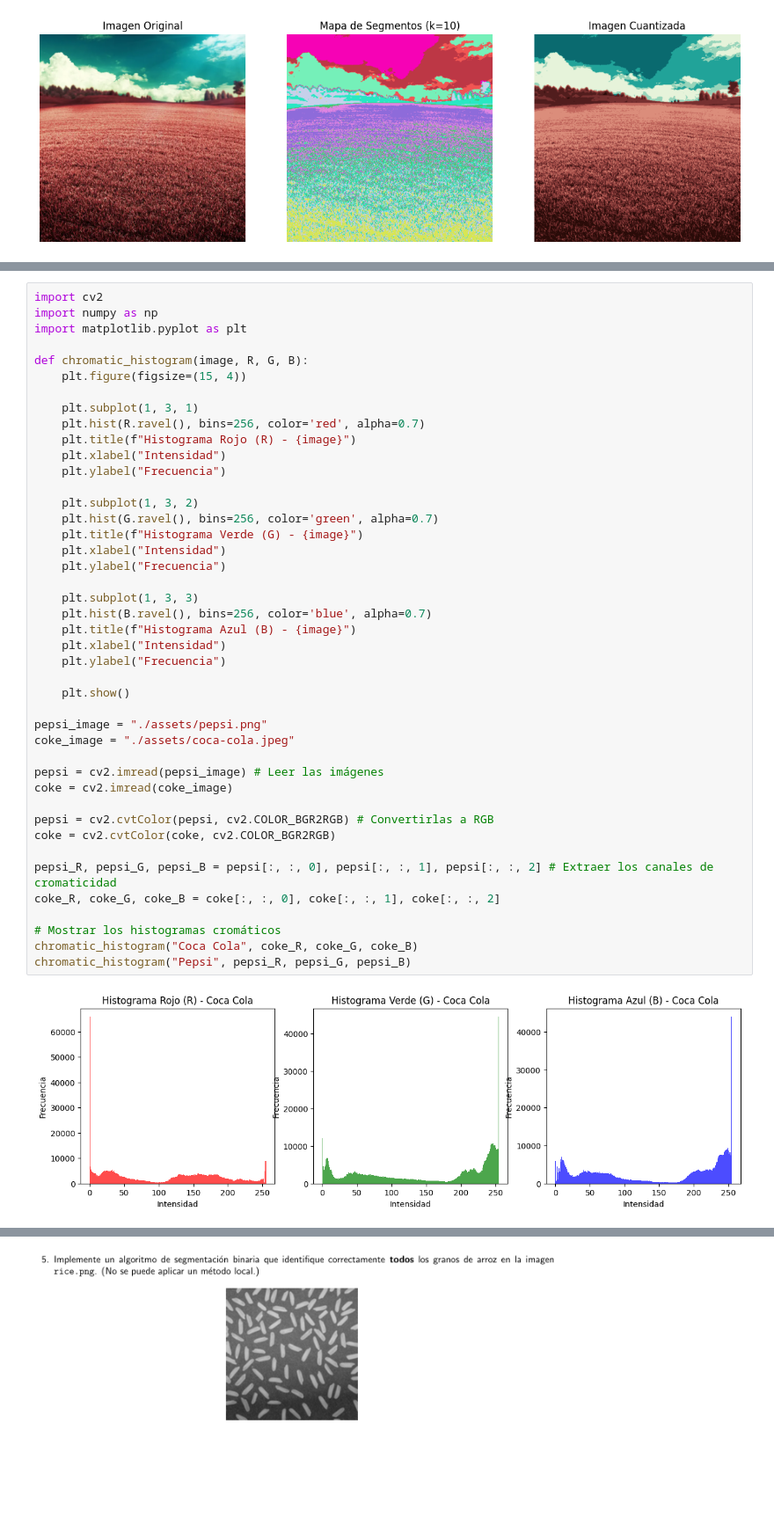
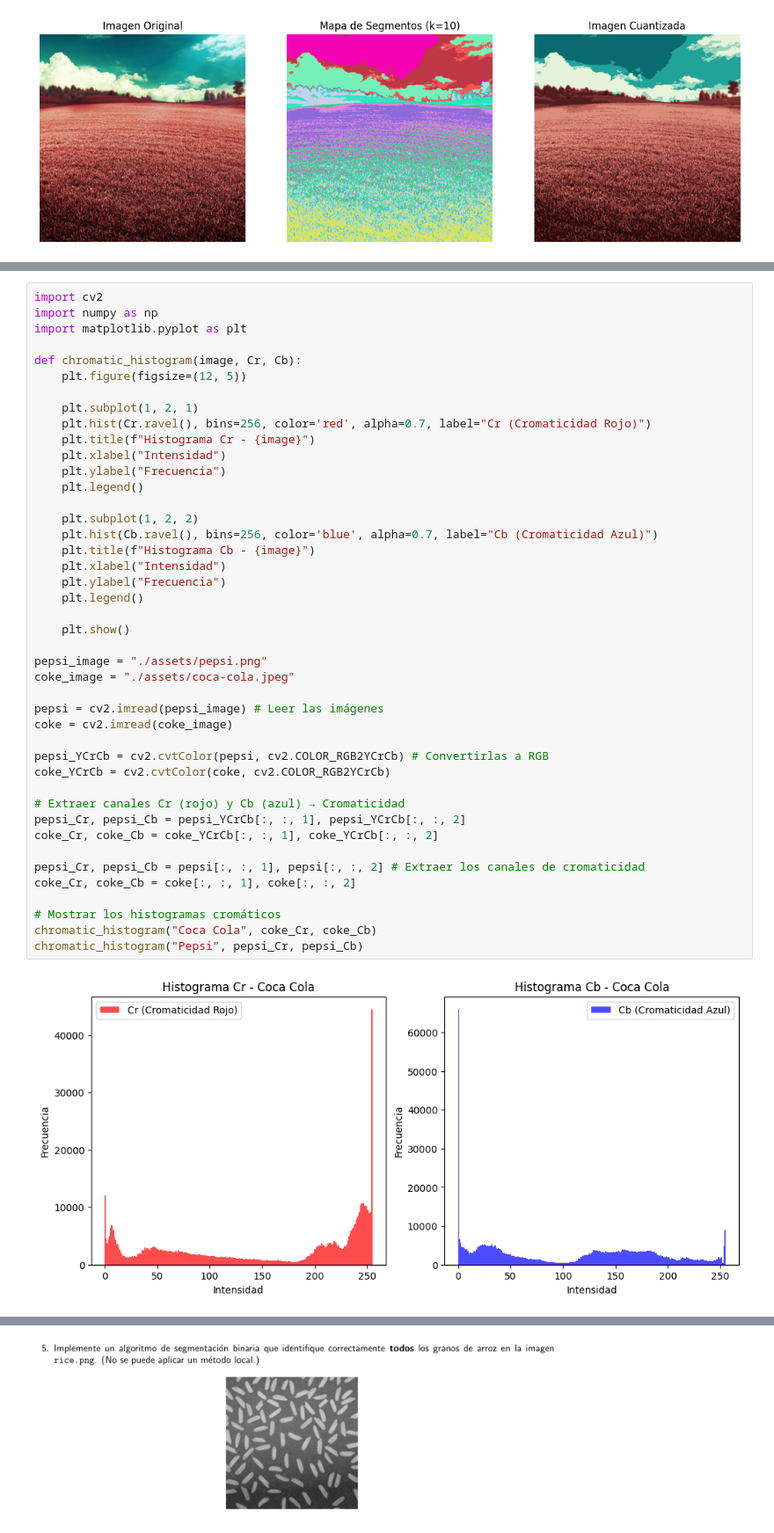
Before and after one commit to emiliosolanoo21/transformingImages, a Jupyter notebook: main.ipynb, the cells around one changed output, grey strips where cells are left out. Shown at 88% size. Cells and saved outputs as stored; diff of their text form; blank space fills up the shorter version.

Commit message:
feat: Corrections to the chromatic histogram's methods

```diff
--- a/main.ipynb
+++ b/main.ipynb
@@ -96,45 +96,45 @@ segmentation_rgb(bad_image2, k)
 # %%
 import cv2
 import numpy as np
 import matplotlib.pyplot as plt
 
-def chromatic_histogram(image, R, G, B):
-    plt.figure(figsize=(15, 4))
+def chromatic_histogram(image, Cr, Cb):
+    plt.figure(figsize=(12, 5))
 
-    plt.subplot(1, 3, 1)
-    plt.hist(R.ravel(), bins=256, color='red', alpha=0.7)
-    plt.title(f"Histograma Rojo (R) - {image}")
+    plt.subplot(1, 2, 1)
+    plt.hist(Cr.ravel(), bins=256, color='red', alpha=0.7, label="Cr (Cromaticidad Rojo)")
+    plt.title(f"Histograma Cr - {image}")
     plt.xlabel("Intensidad")
     plt.ylabel("Frecuencia")
+    plt.legend()
 
-    plt.subplot(1, 3, 2)
-    plt.hist(G.ravel(), bins=256, color='green', alpha=0.7)
-    plt.title(f"Histograma Verde (G) - {image}")
+    plt.subplot(1, 2, 2)
+    plt.hist(Cb.ravel(), bins=256, color='blue', alpha=0.7, label="Cb (Cromaticidad Azul)")
+    plt.title(f"Histograma Cb - {image}")
     plt.xlabel("Intensidad")
     plt.ylabel("Frecuencia")
-
-    plt.subplot(1, 3, 3)
-    plt.hist(B.ravel(), bins=256, color='blue', alpha=0.7)
-    plt.title(f"Histograma Azul (B) - {image}")
-    plt.xlabel("Intensidad")
-    plt.ylabel("Frecuencia")
+    plt.legend()
 
     plt.show()
 
 pepsi_image = "./assets/pepsi.png"
 coke_image = "./assets/coca-cola.jpeg"
 
 pepsi = cv2.imread(pepsi_image) # Leer las imágenes
 coke = cv2.imread(coke_image)
 
-pepsi = cv2.cvtColor(pepsi, cv2.COLOR_BGR2RGB) # Convertirlas a RGB
-coke = cv2.cvtColor(coke, cv2.COLOR_BGR2RGB)
+pepsi_YCrCb = cv2.cvtColor(pepsi, cv2.COLOR_RGB2YCrCb) # Convertirlas a RGB
+coke_YCrCb = cv2.cvtColor(coke, cv2.COLOR_RGB2YCrCb)
 
-pepsi_R, pepsi_G, pepsi_B = pepsi[:, :, 0], pepsi[:, :, 1], pepsi[:, :, 2] # Extraer los canales de cromaticidad
-coke_R, coke_G, coke_B = coke[:, :, 0], coke[:, :, 1], coke[:, :, 2]
+# Extraer canales Cr (rojo) y Cb (azul) → Cromaticidad
+pepsi_Cr, pepsi_Cb = pepsi_YCrCb[:, :, 1], pepsi_YCrCb[:, :, 2]
+coke_Cr, coke_Cb = coke_YCrCb[:, :, 1], coke_YCrCb[:, :, 2]
+
+pepsi_Cr, pepsi_Cb = pepsi[:, :, 1], pepsi[:, :, 2] # Extraer los canales de cromaticidad
+coke_Cr, coke_Cb = coke[:, :, 1], coke[:, :, 2]
 
 # Mostrar los histogramas cromáticos
-chromatic_histogram("Coca Cola", coke_R, coke_G, coke_B)
-chromatic_histogram("Pepsi", pepsi_R, pepsi_G, pepsi_B)
+chromatic_histogram("Coca Cola", coke_Cr, coke_Cb)
+chromatic_histogram("Pepsi", pepsi_Cr, pepsi_Cb)
 # %% [output]
-[figure, old version]
+[figure, new version]
```
Also changed, not shown: parts of 1 cell of this notebook.
